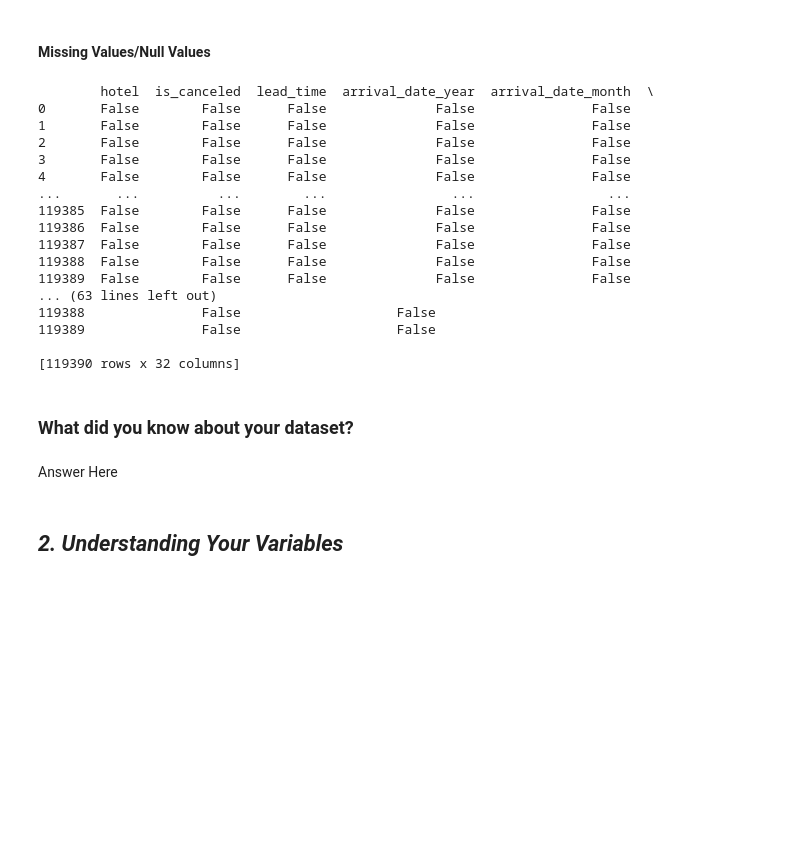
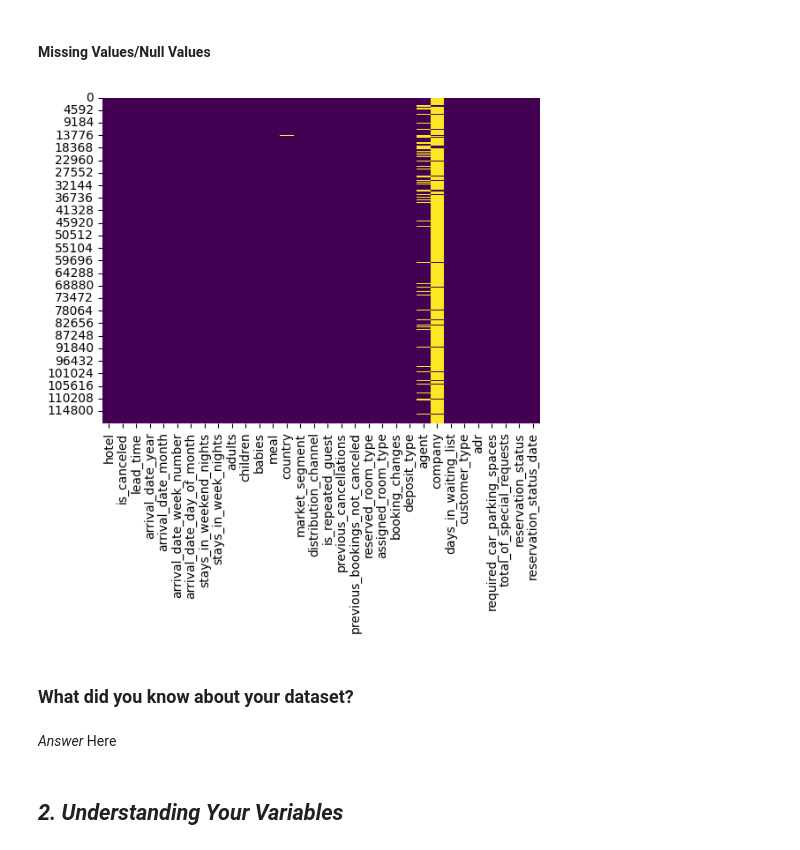
Before and after one commit to aditya52521/Hotel_Booking_Aanalysis, a Jupyter notebook: Hotel_Booking_Analysis.ipynb, the cells around one changed output. Cells and saved outputs as stored; diff of their text form; code cells hidden in the pictures; blank space fills up the shorter version.

```diff
--- a/Hotel_Booking_Analysis.ipynb
+++ b/Hotel_Booking_Analysis.ipynb
@@ -112,23 +157,5 @@ None
 # %% [markdown]
 #### Missing Values/Null Values
 # %%
-missing_values = df.isna()
-print(missing_values)
+missing_values = df.isnull()
+missing_count = missing_values.sum()
-# %% [output]
-        hotel  is_canceled  lead_time  arrival_date_year  arrival_date_month  \
-0       False        False      False              False               False
-1       False        False      False              False               False
-2       False        False      False              False               False
-3       False        False      False              False               False
-4       False        False      False              False               False
-...       ...          ...        ...                ...                 ...
-119385  False        False      False              False               False
-119386  False        False      False              False               False
-119387  False        False      False              False               False
-119388  False        False      False              False               False
-119389  False        False      False              False               False
-... (63 lines left out)
-119388               False                    False
-119389               False                    False
-
-[119390 rows x 32 columns]
@@ -137,6 +162,11 @@ print(missing_values)
+# %%
+sns.heatmap(missing_values, cmap="viridis", cbar=False)
+plt.show()
+# %% [output]
+[figure, added]
 # %% [markdown]
 ### What did you know about your dataset?
-# %% [markdown]
-Answer Here
+# %% [markdown]
+*Answer* Here
 # %% [markdown]
 ## ***2. Understanding Your Variables***
```
Also changed, not shown: parts of 123 cells of this notebook.
